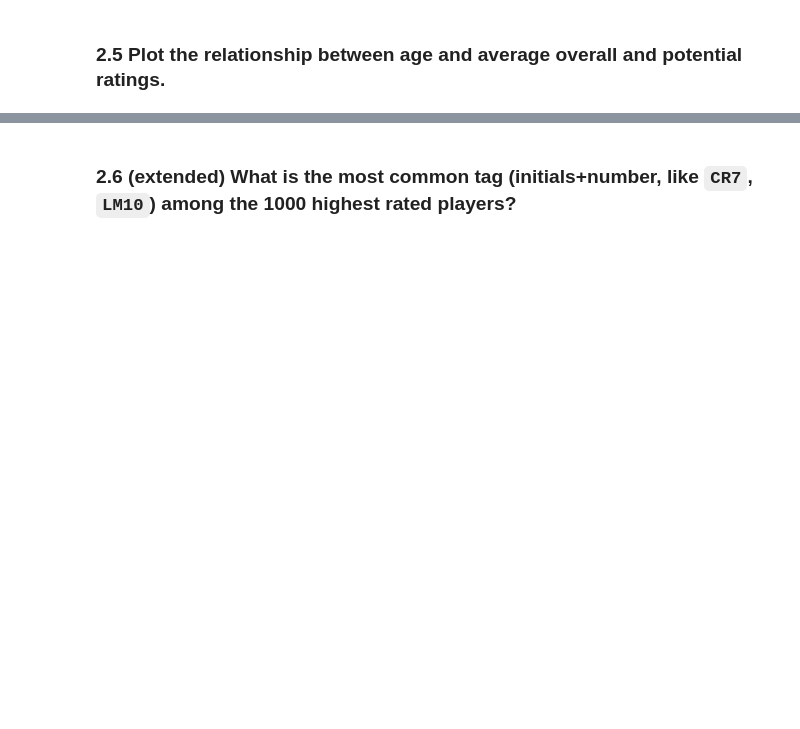
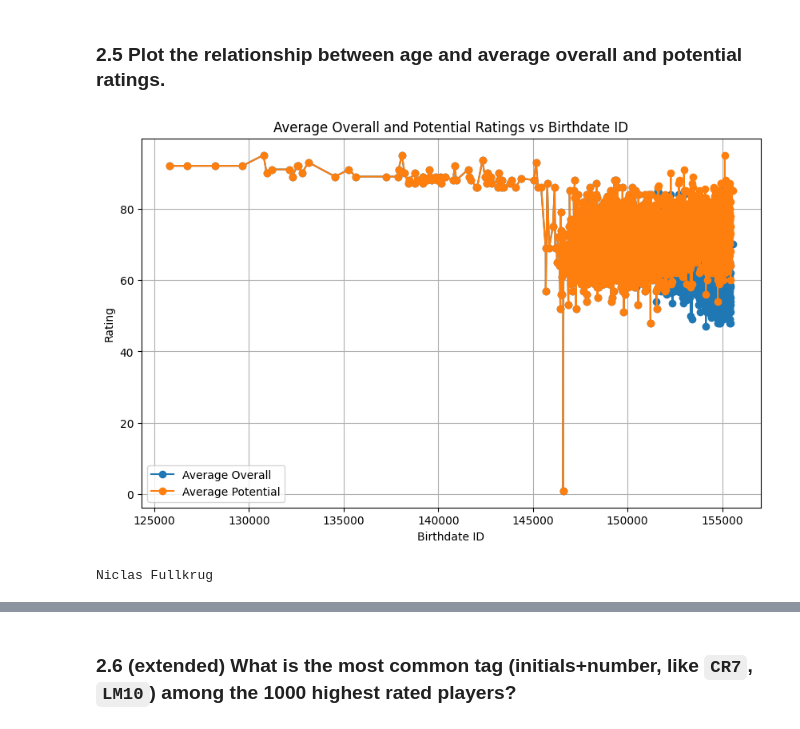
Before and after one commit to call493/MLFC, a Jupyter notebook: _notebooks/02-pandas-practical.ipynb, the cells around one changed output, grey strips where cells are left out. Saved outputs shown, nothing was run; the diff lists cells and outputs as text; code cells hidden in the pictures; blank space fills up the shorter version.

```diff
--- a/_notebooks/02-pandas-practical.ipynb
+++ b/_notebooks/02-pandas-practical.ipynb
@@ -1608,0 +1689,53 @@ print(result)
+# %%
+import pandas as pd
+import matplotlib.pyplot as plt
+
+conn = sqlite3.connect(db_path)
+cur = conn.cursor()
+
+cur.execute("SELECT birthdate FROM players LIMIT 20;")
+rows = cur.fetchall()
+
+def plot_ageid_vs_ratings(cur):
+    """
+    Plots average overall and potential ratings against player birthdate ID.
+    (Exact age unknown; using birthdate column as proxy)
+    """
+    query = """
+    SELECT birthdate, overallrating, potential
+    FROM players
+    WHERE birthdate > 0
+      AND overallrating IS NOT NULL
+      AND potential IS NOT NULL;
+    """
+
+    cur.execute(query)
+    data = cur.fetchall()
+
+    df = pd.DataFrame(data, columns=['birthdate_id', 'overall', 'potential'])
+
+    # ratings by birthdate_id
+    avg_ratings = df.groupby('birthdate_id')[['overall', 'potential']].mean().reset_index()
+
+    plt.figure(figsize=(10,6))
+    plt.plot(avg_ratings['birthdate_id'], avg_ratings['overall'], marker='o', label='Average Overall')
+    plt.plot(avg_ratings['birthdate_id'], avg_ratings['potential'], marker='o', label='Average Potential')
+    plt.xlabel('Birthdate ID')
+    plt.ylabel('Rating')
+    plt.title('Average Overall and Potential Ratings vs Birthdate ID')
+    plt.legend()
+    plt.grid(True)
+    plt.show()
+
+if __name__ == "__main__":
+    conn = sqlite3.connect(db_path)
+    cur = conn.cursor()
+
+    plot_ageid_vs_ratings(cur)
+
+    conn.close()
+
+    print(row[0])
+# %% [output]
+[figure, added]
+Niclas Fullkrug
```
Also changed, not shown: parts of 25 cells of this notebook.
